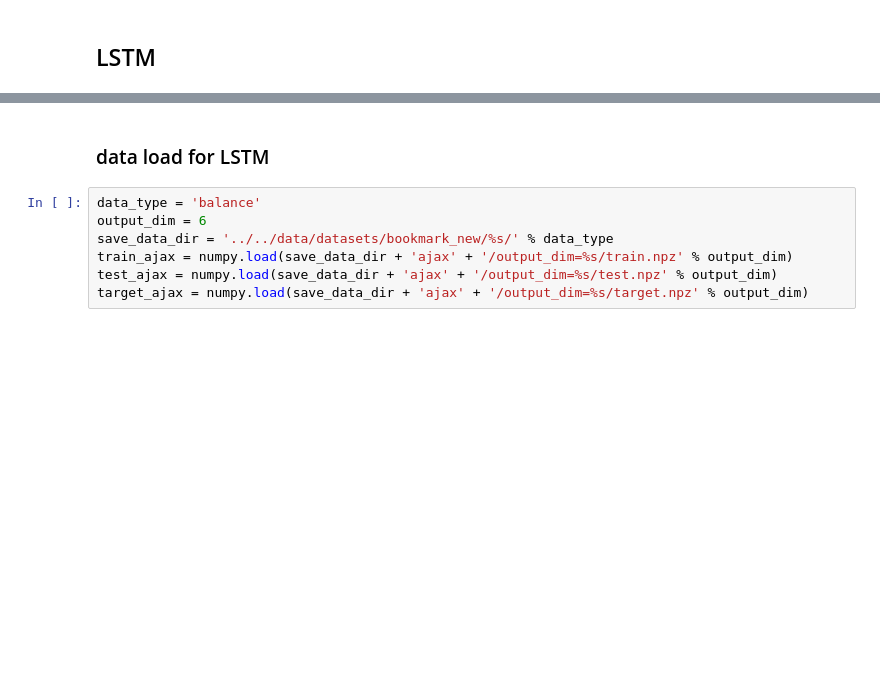
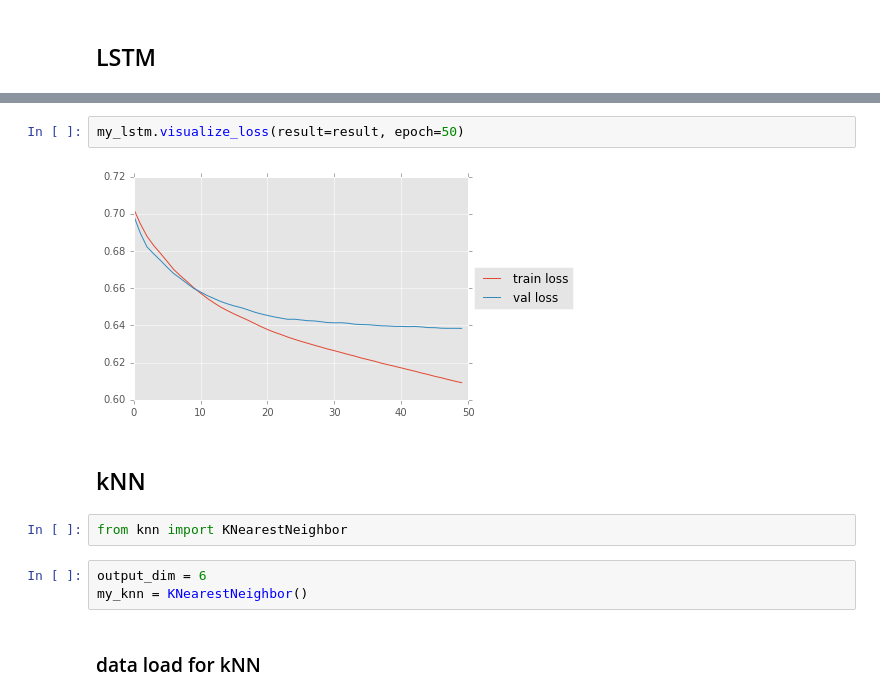
Before and after one commit to uchihashikenshi/attention_time, a Jupyter notebook: ipython_notebook/multi_bookmark/keras_multi_models.ipynb, the cells around one changed output, grey strips where cells are left out. Saved outputs shown, nothing was run; the diff lists cells and outputs as text; blank space fills up the shorter version.

```diff
--- a/ipython_notebook/multi_bookmark/keras_multi_models.ipynb
+++ b/ipython_notebook/multi_bookmark/keras_multi_models.ipynb
@@ -481,9 +456,13 @@ accuracy for 5 th dim: 0.509316770186
+# %%
+my_lstm.visualize_loss(result=result, epoch=50)
+# %% [output]
+[figure, added]
+# %% [markdown]
+## kNN
+# %%
+from knn import KNearestNeighbor
+# %%
+output_dim = 6
+my_knn = KNearestNeighbor()
 # %% [markdown]
-### data load for LSTM
+### data load for kNN
-# %%
-data_type = 'balance'
-output_dim = 6
-save_data_dir = '../../data/datasets/bookmark_new/%s/' % data_type
-train_ajax = numpy.load(save_data_dir + 'ajax' + '/output_dim=%s/train.npz' % output_dim)
-test_ajax = numpy.load(save_data_dir + 'ajax' + '/output_dim=%s/test.npz' % output_dim)
-target_ajax = numpy.load(save_data_dir + 'ajax' + '/output_dim=%s/target.npz' % output_dim)
```
Also changed, not shown: parts of 41 cells of this notebook, 21 other files.
